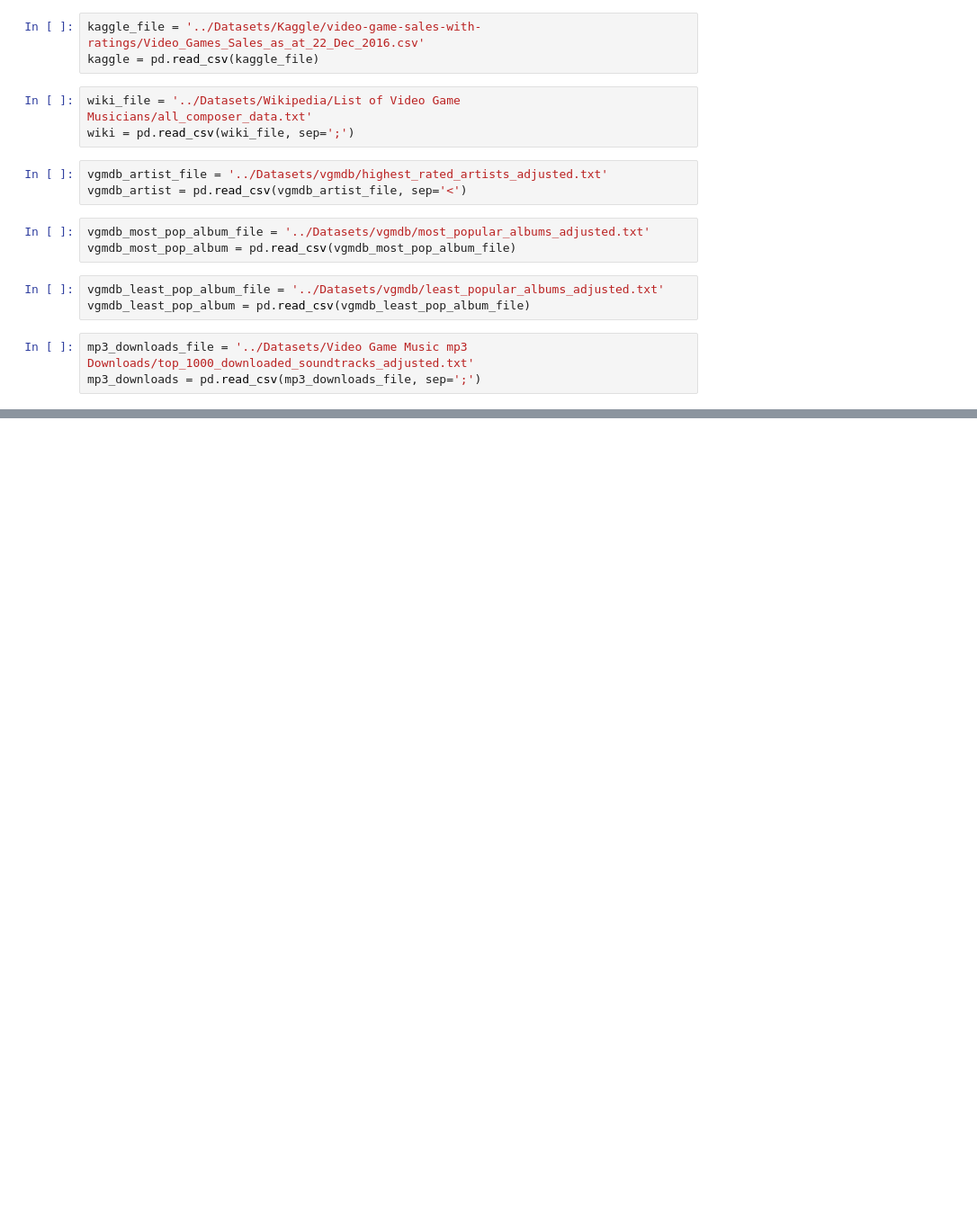
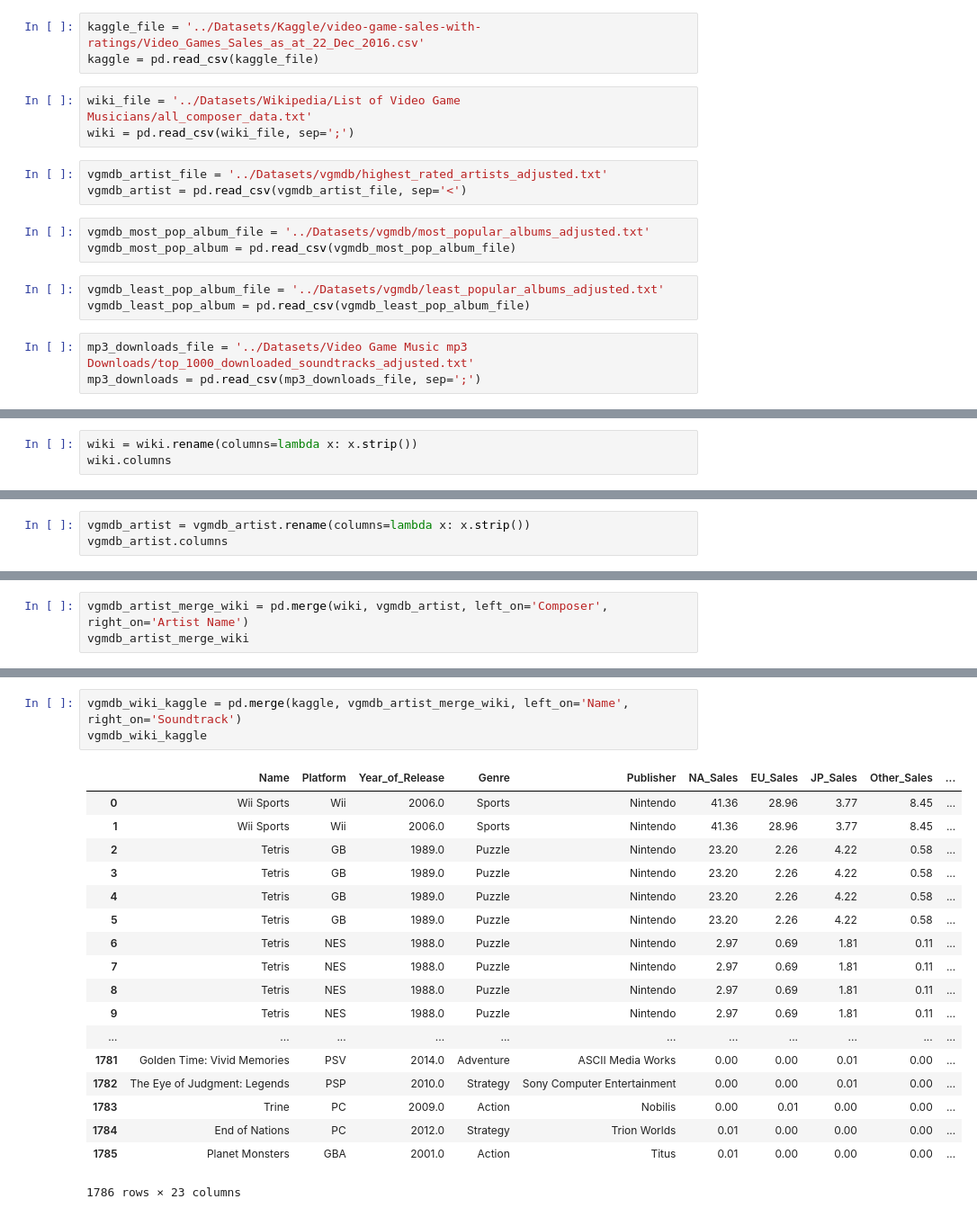
Before and after one commit to ewijohnson/johnson_eric_data_mashup_project, a Jupyter notebook: jupyter_notebooks_data_mashup/Dataset Combining.ipynb, the cells around one changed output, grey strips where cells are left out. Shown at 90% size. Drawn from its saved outputs; the diff is of its cells as text; blank space fills up the shorter version.

```diff
--- a/jupyter_notebooks_data_mashup/Dataset Combining.ipynb
+++ b/jupyter_notebooks_data_mashup/Dataset Combining.ipynb
@@ -20,0 +122,3 @@ mp3_downloads = pd.read_csv(mp3_downloads_file, sep=';')
+# %%
+wiki = wiki.rename(columns=lambda x: x.strip())
+wiki.columns
@@ -20,0 +130,3 @@ mp3_downloads = pd.read_csv(mp3_downloads_file, sep=';')
+# %%
+vgmdb_artist = vgmdb_artist.rename(columns=lambda x: x.strip())
+vgmdb_artist.columns
@@ -20,0 +157,3 @@ mp3_downloads = pd.read_csv(mp3_downloads_file, sep=';')
+# %%
+vgmdb_artist_merge_wiki = pd.merge(wiki, vgmdb_artist, left_on='Composer', right_on='Artist Name')
+vgmdb_artist_merge_wiki
@@ -20,0 +179,22 @@ mp3_downloads = pd.read_csv(mp3_downloads_file, sep=';')
+# %%
+vgmdb_wiki_kaggle = pd.merge(kaggle, vgmdb_artist_merge_wiki, left_on='Name', right_on='Soundtrack')
+vgmdb_wiki_kaggle
+# %% [output]
+|  | Name | Platform | Year_of_Release | Genre | Publisher | NA_Sales | EU_Sales | JP_Sales | Other_Sales | ... |
+| 0 | Wii Sports | Wii | 2006.0 | Sports | Nintendo | 41.36 | 28.96 | 3.77 | 8.45 | ... |
+| 1 | Wii Sports | Wii | 2006.0 | Sports | Nintendo | 41.36 | 28.96 | 3.77 | 8.45 | ... |
+| 2 | Tetris | GB | 1989.0 | Puzzle | Nintendo | 23.20 | 2.26 | 4.22 | 0.58 | ... |
+| 3 | Tetris | GB | 1989.0 | Puzzle | Nintendo | 23.20 | 2.26 | 4.22 | 0.58 | ... |
+| 4 | Tetris | GB | 1989.0 | Puzzle | Nintendo | 23.20 | 2.26 | 4.22 | 0.58 | ... |
+| 5 | Tetris | GB | 1989.0 | Puzzle | Nintendo | 23.20 | 2.26 | 4.22 | 0.58 | ... |
+| 6 | Tetris | NES | 1988.0 | Puzzle | Nintendo | 2.97 | 0.69 | 1.81 | 0.11 | ... |
+| 7 | Tetris | NES | 1988.0 | Puzzle | Nintendo | 2.97 | 0.69 | 1.81 | 0.11 | ... |
+| 8 | Tetris | NES | 1988.0 | Puzzle | Nintendo | 2.97 | 0.69 | 1.81 | 0.11 | ... |
+| 9 | Tetris | NES | 1988.0 | Puzzle | Nintendo | 2.97 | 0.69 | 1.81 | 0.11 | ... |
+| ... | ... | ... | ... | ... | ... | ... | ... | ... | ... | ... |
+| 1781 | Golden Time: Vivid Memories | PSV | 2014.0 | Adventure | ASCII Media Works | 0.00 | 0.00 | 0.01 | 0.00 | ... |
+| 1782 | The Eye of Judgment: Legends | PSP | 2010.0 | Strategy | Sony Computer Entertainment | 0.00 | 0.00 | 0.01 | 0.00 | ... |
+| 1783 | Trine | PC | 2009.0 | Action | Nobilis | 0.00 | 0.01 | 0.00 | 0.00 | ... |
+| 1784 | End of Nations | PC | 2012.0 | Strategy | Trion Worlds | 0.01 | 0.00 | 0.00 | 0.00 | ... |
+| 1785 | Planet Monsters | GBA | 2001.0 | Action | Titus | 0.01 | 0.00 | 0.00 | 0.00 | ... |
+1786 rows × 23 columns
```
Also changed, not shown: parts of 21 cells of this notebook.
